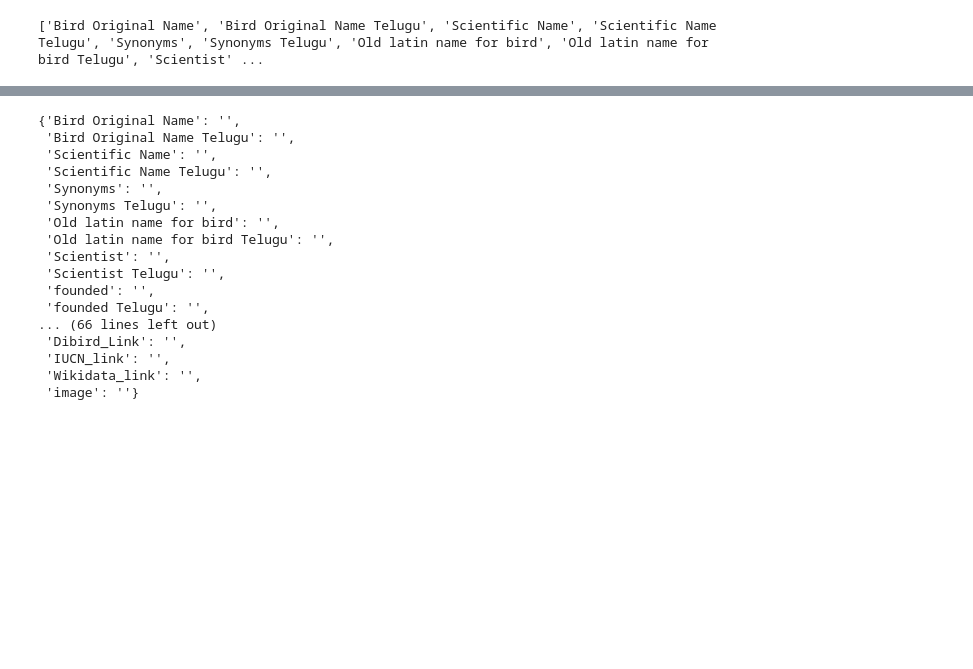
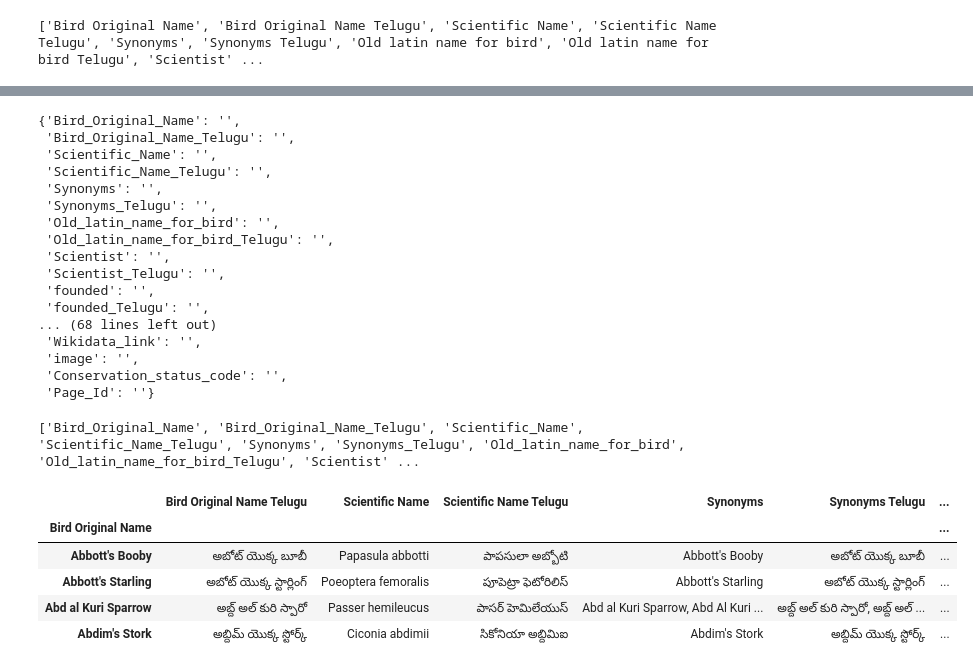
Before and after one commit to Mahanth-Maha/birds, a Jupyter notebook: scrape_wikidata.ipynb, the cells around one changed output, grey strips where cells are left out. Drawn from its saved outputs; the diff is of its cells as text; code cells hidden in the pictures; blank space fills up the shorter version.

Commit message:
infobox jinja done

```diff
--- a/scrape_wikidata.ipynb
+++ b/scrape_wikidata.ipynb
@@ -513,21 +615,54 @@ len(cols)
 # %%
-for i in cols:row_dict[i] = ''
+for i in cols:
+    row_dict['_'.join(i.split(' '))] = ''
 row_dict
 # %% [output]
-{'Bird Original Name': '',
- 'Bird Original Name Telugu': '',
- 'Scientific Name': '',
- 'Scientific Name Telugu': '',
+{'Bird_Original_Name': '',
+ 'Bird_Original_Name_Telugu': '',
+ 'Scientific_Name': '',
+ 'Scientific_Name_Telugu': '',
  'Synonyms': '',
- 'Synonyms Telugu': '',
- 'Old latin name for bird': '',
- 'Old latin name for bird Telugu': '',
+ 'Synonyms_Telugu': '',
+ 'Old_latin_name_for_bird': '',
+ 'Old_latin_name_for_bird_Telugu': '',
  'Scientist': '',
- 'Scientist Telugu': '',
+ 'Scientist_Telugu': '',
  'founded': '',
- 'founded Telugu': '',
-... (66 lines left out)
- 'Dibird_Link': '',
- 'IUCN_link': '',
+ 'founded_Telugu': '',
+... (68 lines left out)
  'Wikidata_link': '',
- 'image': ''}
+ 'image': '',
+ 'Conservation_status_code': '',
+ 'Page_Id': ''}
+# %%
+
+page = []
+for i in list(data['IUCN_link']):
+    if type(i) != float:
+        p = i.strip().split('/')
+        pid = 'T' + p[-2] + 'A' + p[-1]
+        page.append(pid)
+    else:
+        page.append(np.nan)
+data['Page Id'] = page
+# %%
+import pickle
+import ast
+from jinja2 import Environment, FileSystemLoader,Template
+import string
+from hashlib import sha1
+from datetime import datetime
+import pandas as pd
+import numpy as np
+from tqdm import tqdm
+import jinja2
+pd.set_option('display.max_rows', 500)
+pd.set_option('display.max_columns', 500)
+pd.set_option('display.width', 1000)
+# %%
+b = []
+for i in row_dict.keys():
+    b.append(i)
+print(b)
+# %% [output]
+['Bird_Original_Name', 'Bird_Original_Name_Telugu', 'Scientific_Name', 'Scientific_Name_Telugu', 'Synonyms', 'Synonyms_Telugu', 'Old_latin_name_for_bird', 'Old_latin_name_for_bird_Telugu', 'Scientist' ...
@@ -533,0 +680,10 @@ row_dict
+# %%
+# data['founded Telugu'] = data['founded Telugu'].astype(int)
+data.head(4)
+# %% [output]
+|  | Bird Original Name Telugu | Scientific Name | Scientific Name Telugu | Synonyms | Synonyms Telugu | ... |
+| Bird Original Name |  |  |  |  |  | ... |
+| Abbott's Booby | అబోట్ యొక్క బూబీ | Papasula abbotti | పాపసులా అబ్బోటి | Abbott's Booby | అబోట్ యొక్క బూబీ | ... |
+| Abbott's Starling | అబోట్ యొక్క స్టార్లింగ్ | Poeoptera femoralis | పూపెట్రా ఫెటోరిలిస్ | Abbott's Starling | అబోట్ యొక్క స్టార్లింగ్ | ... |
+| Abd al Kuri Sparrow | అబ్ద్ అల్ కురి స్పారో | Passer hemileucus | పాసర్ హెమిలేయుస్ | Abd al Kuri Sparrow, Abd Al Kuri ... | అబ్ద్ అల్ కురి స్పారో, అబ్ద్ అల్ ... | ... |
+| Abdim's Stork | అబ్దిమ్ యొక్క స్టోర్క్ | Ciconia abdimii | సికోనియా అబ్దిమిఐ | Abdim's Stork | అబ్దిమ్ యొక్క స్టోర్క్ | ... |
```
Also changed, not shown: parts of 18 cells of this notebook, 2 other files.
